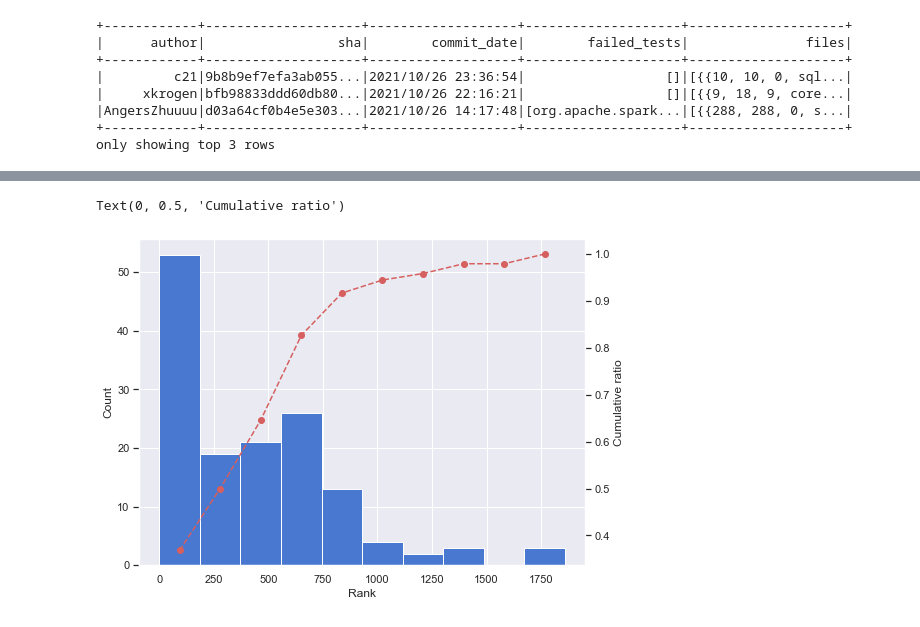
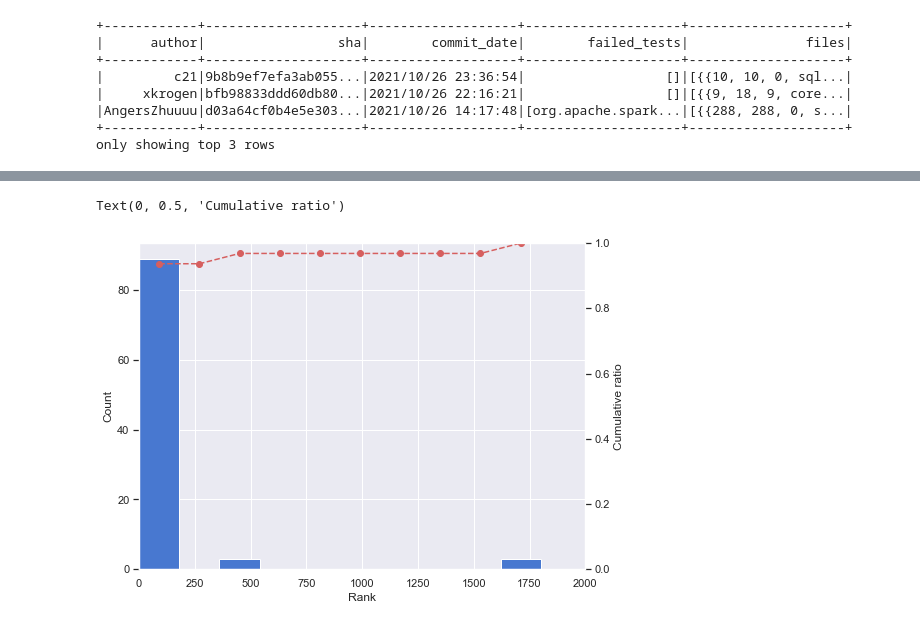
Before and after one commit to vipin-bs/predictive-testing, a Jupyter notebook: resources/ptesting_spark_model.ipynb, the cells around one changed output, grey strips where cells are left out. Cells and saved outputs as stored; diff of their text form; code cells hidden in the pictures.

```diff
--- a/resources/ptesting_spark_model.ipynb
+++ b/resources/ptesting_spark_model.ipynb
@@ -67,3 +116,15 @@ train_df, test_df = ptesting_model._train_test_split(log_data_df, test_ratio=0.1
+# %%
+failed_maps = train_df.where('size(failed_tests) > 0').selectExpr('failed_tests', 'files.file.name').toPandas().to_dict(orient='records')
+for failed_map in failed_maps:
+    for c in failed_map['failed_tests']:
+        for f in failed_map['name']:
+            if f not in corr_map:
+                corr_map[f] = []
+
+            if c not in corr_map[f]:
+                corr_map[f].append(c)
+# %%
+to_train_features, to_test_features = ptesting_model._create_train_test_pipeline(spark, test_files, commits, dep_graph, corr_map, updated_file_stats, contributor_stats, failed_tests)
 # %%
 pdf = to_train_features(train_df).cache().toPandas()
 pdf
@@ -355,7 +416,7 @@ def reduce_dim(X, y, target, n_components=2, n_neighbors=5, min_dist=0.3, metric
 # X_selected, _ = reduce_dim(X_selected, y, target='failed', n_components=18, n_neighbors=300, min_dist=1.0, metric='euclidean')
 # %%
 from ptesting import train
-params = {'hp.timeout': '3600', 'hp.no_progress_loss': '0'}
+params = {'hp.timeout': '3600', 'hp.no_progress_loss': '1'}
 clf, score = train.build_model(X_selected, y, opts=params)
 print(f'Score: {score}')
 # %% [output]
@@ -433,6 +495,7 @@ plt.grid()
 rank_df = df.groupBy('sha').agg(f.expr('first(failed_tests) failed_tests'), f.expr('collect_set(named_struct("t", test, "p", failed_prob)) tests'))
 rank_df = rank_df.selectExpr('sha', 'explode(failed_tests) failed_test', 'array_sort(tests, (l, r) -> case when l.p < r.p then 1 when l.p > r.p then -1 else 0 end) tests')
 rank_df = rank_df.selectExpr('sha', 'failed_test', 'tests.t tests').selectExpr('sha', 'failed_test', 'array_position(tests, failed_test) rank')
+rank_df = rank_df.selectExpr('sha', 'failed_test', 'case when rank = 0 then 1800 else rank end rank')
 rank_pdf = rank_df.toPandas()
 rank_pdf
 # %% [output]
@@ -461,24 +524,27 @@ print(coverage)
 # %%
 import matplotlib.pyplot as plt
 import seaborn as sns
 import numpy as np
 
 sns.set(style="darkgrid", palette="muted", color_codes=True)
 
 fig, ax1 = plt.subplots(figsize=(8, 6))
 n, bins, patches = ax1.hist(rank_pdf['rank'])
+ax1.set_xlim([0, 2000])
 ax1.set_xlabel("Rank")
 ax1.set_ylabel("Count")
 
 ax2 = ax1.twinx()
 y2 = np.add.accumulate(n) / n.sum()
 x2 = np.convolve(bins, np.ones(2) / 2, mode="same")[1:]
 lines = ax2.plot(x2, y2, ls='--', color='r', marker='o')
+ax2.set_xlim([0, 2000])
+ax2.set_ylim([0.0, 1.0])
 ax2.grid(visible=False)
 ax2.set_ylabel('Cumulative ratio')
 # %% [output]
 Text(0, 0.5, 'Cumulative ratio')
-[figure, old version]
+[figure, new version]
 # %%
 failed_tests['org.apache.spark.sql.jdbc.v2.DB2IntegrationSuite']
 # %% [output]
```
Also changed, not shown: parts of 31 cells of this notebook, 13 other files.
